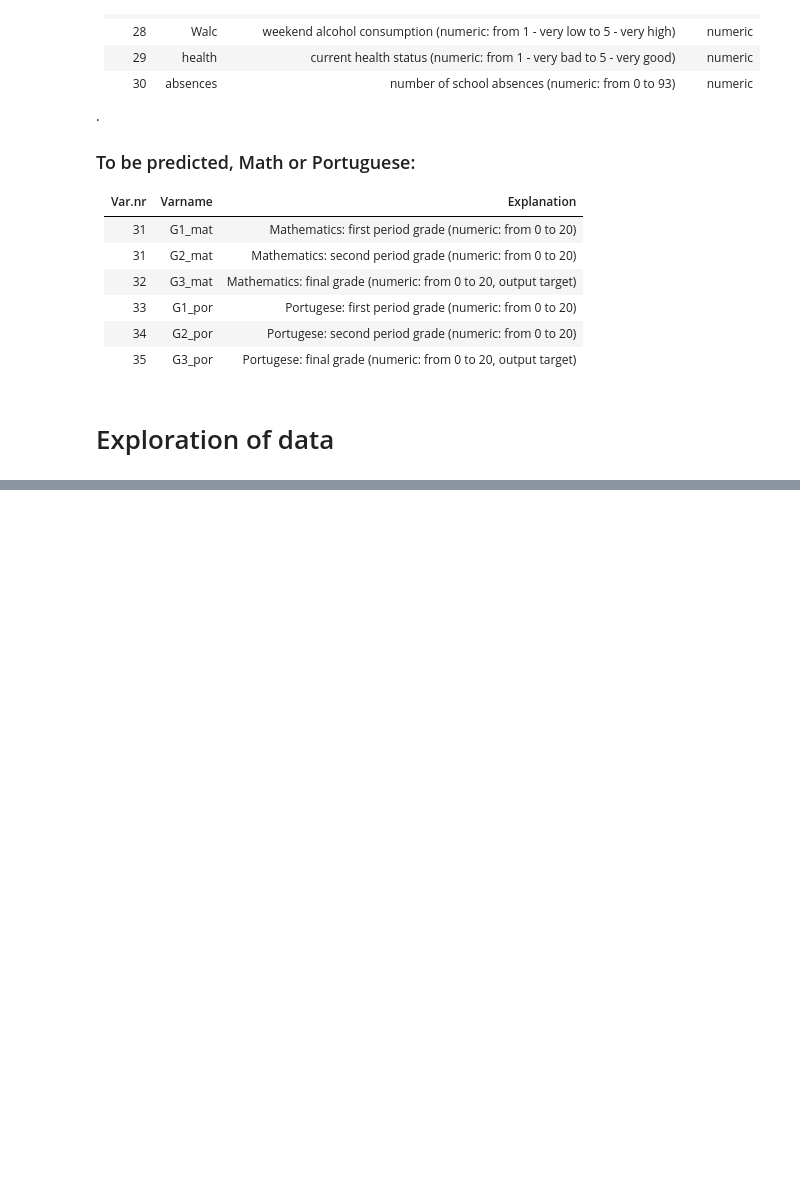
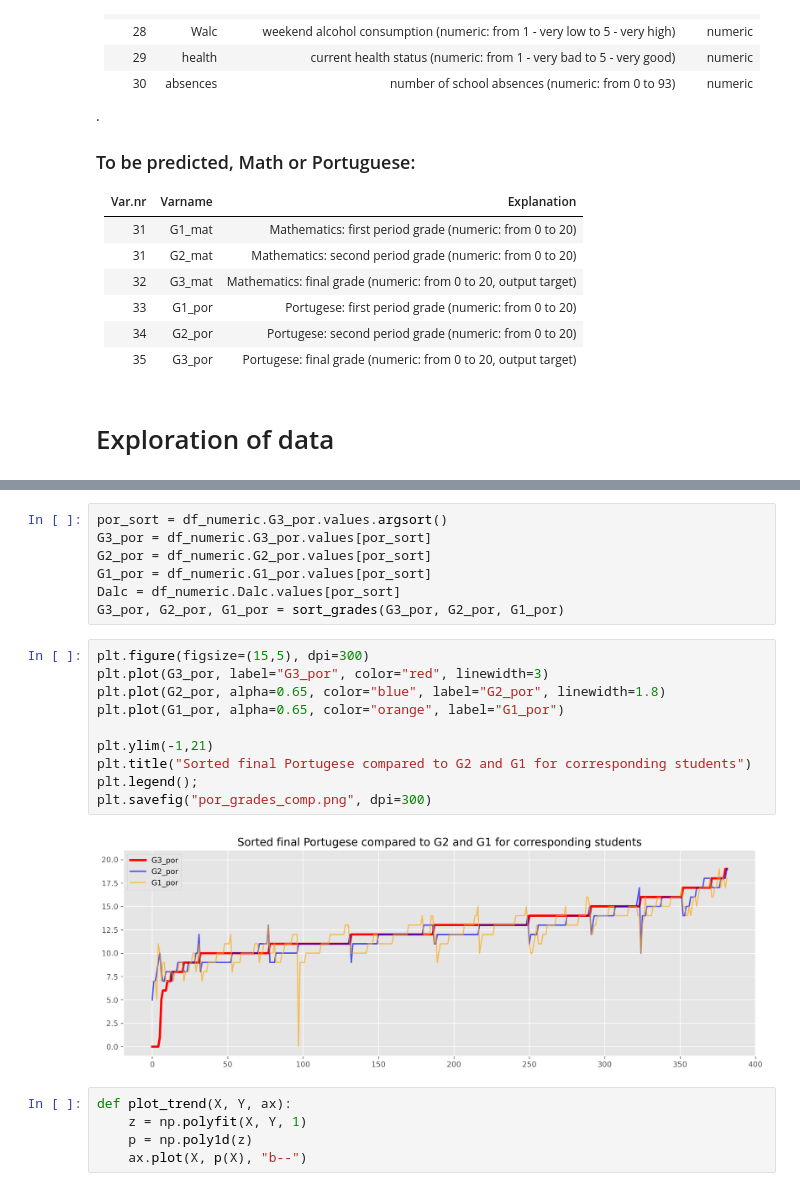
Before and after one commit to severin-sch/hon2200-studentkarakterer, a Jupyter notebook: Notebooks/001_ss_datautforsker.ipynb, the cells around one changed output, grey strips where cells are left out. Saved outputs shown, nothing was run; the diff lists cells and outputs as text; blank space fills up the shorter version.

```diff
--- a/Notebooks/001_ss_datautforsker.ipynb
+++ b/Notebooks/001_ss_datautforsker.ipynb
@@ -247,0 +252,24 @@ plot_corr(corr2, 21)
+# %%
+por_sort = df_numeric.G3_por.values.argsort()
+G3_por = df_numeric.G3_por.values[por_sort]
+G2_por = df_numeric.G2_por.values[por_sort]
+G1_por = df_numeric.G1_por.values[por_sort]
+Dalc = df_numeric.Dalc.values[por_sort]
+G3_por, G2_por, G1_por = sort_grades(G3_por, G2_por, G1_por)
+# %%
+plt.figure(figsize=(15,5), dpi=300)
+plt.plot(G3_por, label="G3_por", color="red", linewidth=3)
+plt.plot(G2_por, alpha=0.65, color="blue", label="G2_por", linewidth=1.8)
+plt.plot(G1_por, alpha=0.65, color="orange", label="G1_por")
+
+plt.ylim(-1,21)
+plt.title("Sorted final Portugese compared to G2 and G1 for corresponding students")
+plt.legend();
+plt.savefig("por_grades_comp.png", dpi=300)
+# %% [output]
+[figure, added]
+# %%
+def plot_trend(X, Y, ax):
+    z = np.polyfit(X, Y, 1)
+    p = np.poly1d(z)
+    ax.plot(X, p(X), "b--")
```
Also changed, not shown: parts of 19 cells of this notebook, 18 other files.
